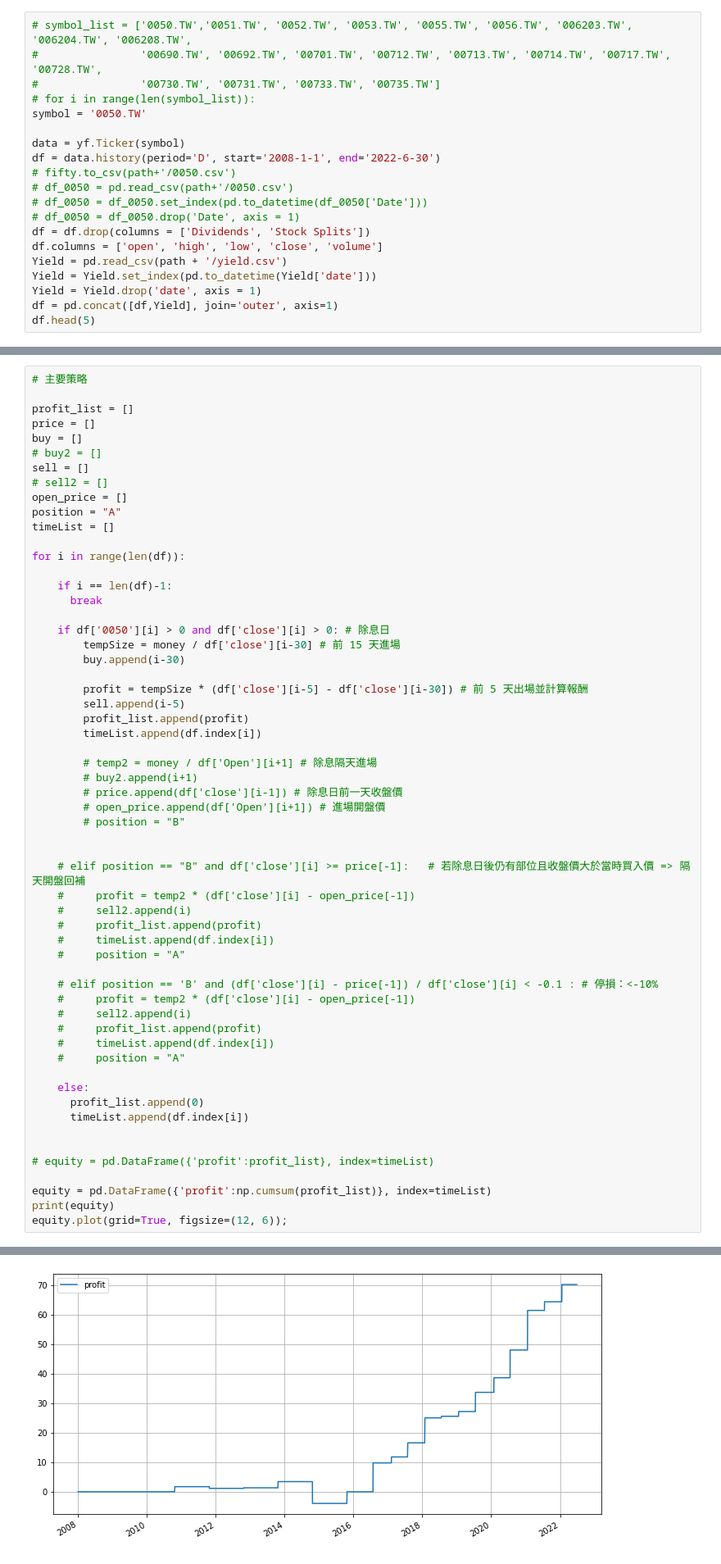
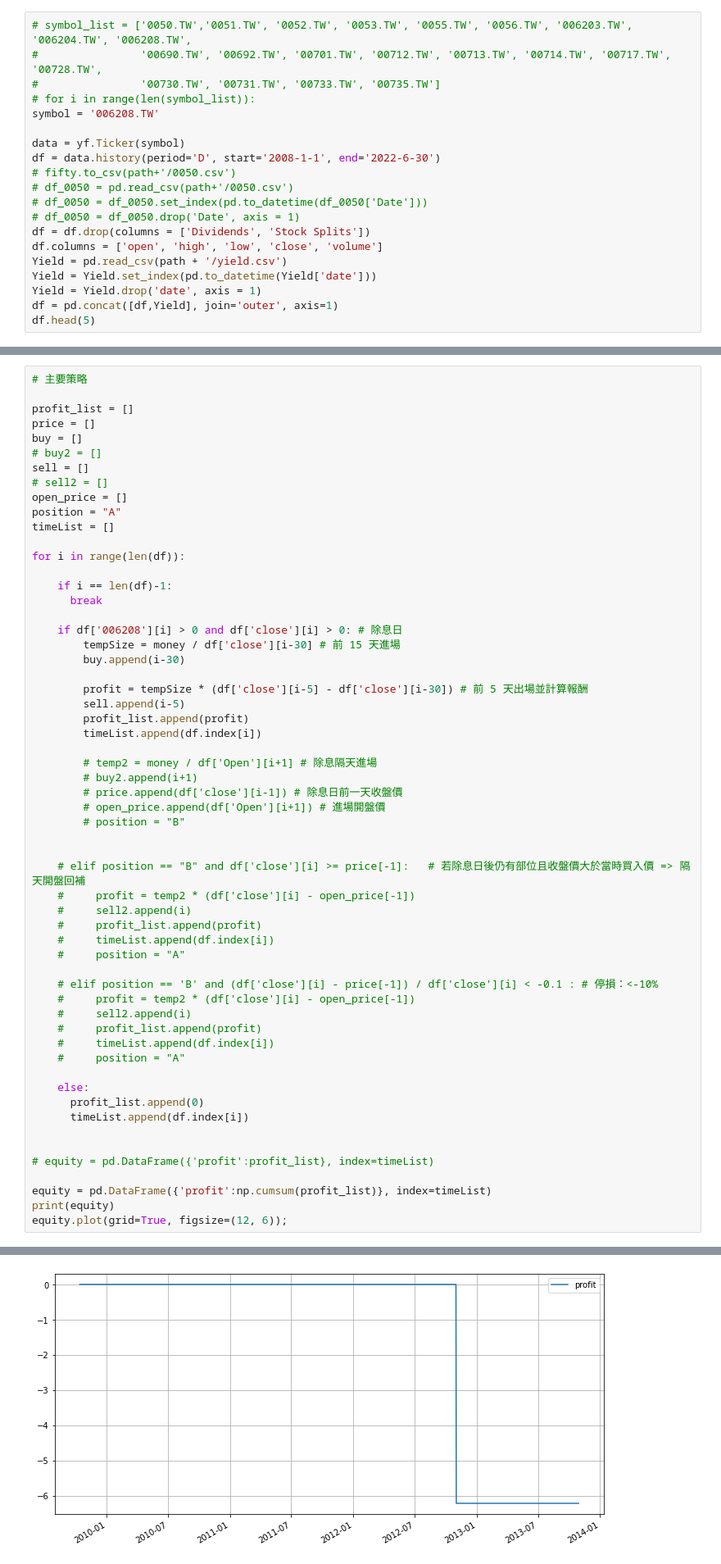
Before and after one commit to benson85560/yuanta, a Jupyter notebook: Dividend_Yield_Strategy.ipynb, the cells around one changed output, grey strips where cells are left out. Shown at 82% size. Cells and saved outputs as stored; diff of their text form.

```diff
--- a/Dividend_Yield_Strategy.ipynb
+++ b/Dividend_Yield_Strategy.ipynb
@@ -74,7 +74,7 @@ from talib import abstract
 #                '00690.TW', '00692.TW', '00701.TW', '00712.TW', '00713.TW', '00714.TW', '00717.TW', '00728.TW',
 #                '00730.TW', '00731.TW', '00733.TW', '00735.TW']
 # for i in range(len(symbol_list)):
-symbol = '0050.TW'
+symbol = '006208.TW'
 
 data = yf.Ticker(symbol)
 df = data.history(period='D', start='2008-1-1', end='2022-6-30')
@@ -186,7 +206,7 @@ for i in range(len(df)):
     if i == len(df)-1:
       break
 
-    if df['0050'][i] > 0 and df['close'][i] > 0: # 除息日
+    if df['006208'][i] > 0 and df['close'][i] > 0: # 除息日
         tempSize = money / df['close'][i-30] # 前 15 天進場
         buy.append(i-30)
 
@@ -244,4 +264,4 @@ equity.plot(grid=True, figsize=(12, 6));
-[figure, old version]
+[figure, new version]
 # %%
 # 實際交易位置
 print(buy)
```
Also changed, not shown: parts of 10 cells of this notebook.
